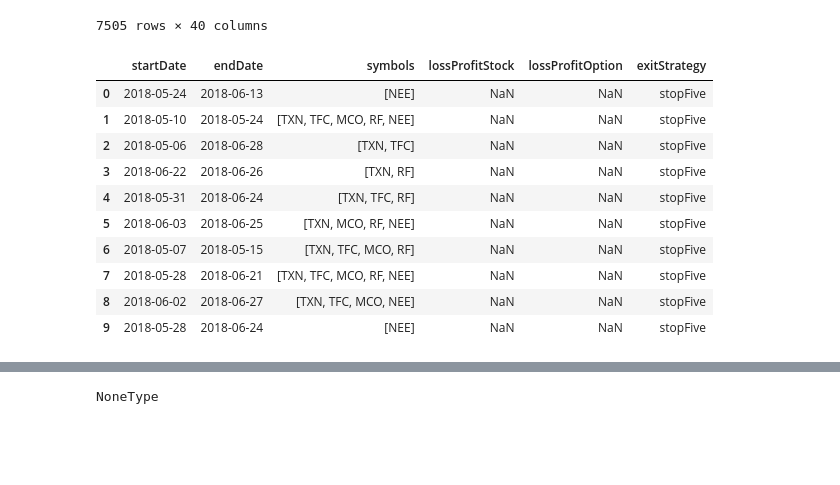
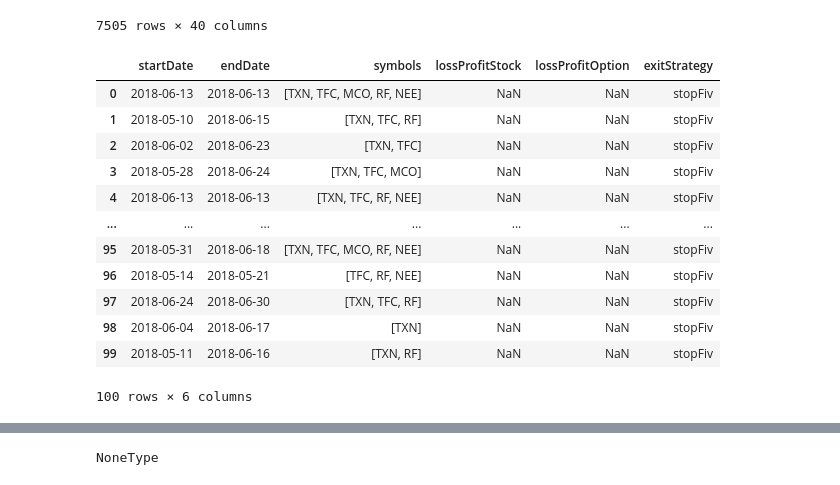
Before and after one commit to CalvinCottin/Option-Backtesting, a Jupyter notebook: Untitled-checkpoint.ipynb, the cells around one changed output, grey strips where cells are left out. Cells and saved outputs as stored; diff of their text form; code cells hidden in the pictures; blank space fills up the shorter version.

```diff
--- a/Untitled-checkpoint.ipynb
+++ b/Untitled-checkpoint.ipynb
@@ -92,33 +92,35 @@ def generateRandomTable(min_date, max_date, symbols, rowCount):
         symbolRandomList = [ symbols[i] for i in symbolAddArray]
 
 
-        df = df.append({"startDate": random_date1, "endDate": random_date2, "exitStrategy": "stopFive", "symbols": symbolRandomList}, ignore_index = True)
+        df = df.append({"startDate": random_date1, "endDate": random_date2, "exitStrategy": "stopFiv", "symbols": symbolRandomList}, ignore_index = True)
 
     return df
 # %%
 #define initial values
 min_date = date(2018, 5, 5)
 max_date = date(2018, 7, 5)
-rowCount = 10
+rowCount = 100
 symbols = ["TXN", "TFC", "MCO", "RF", "NEE"]
 
 #create random table
 df1 = generateRandomTable(min_date, max_date, symbols, rowCount)
 df1
 #create csv
 #df1.to_csv("simulation_data.csv", index=False, encoding='utf-8-sig')
 # %% [output]
 |  | startDate | endDate | symbols | lossProfitStock | lossProfitOption | exitStrategy |
-| 0 | 2018-05-24 | 2018-06-13 | [NEE] | NaN | NaN | stopFive |
-| 1 | 2018-05-10 | 2018-05-24 | [TXN, TFC, MCO, RF, NEE] | NaN | NaN | stopFive |
-| 2 | 2018-05-06 | 2018-06-28 | [TXN, TFC] | NaN | NaN | stopFive |
-| 3 | 2018-06-22 | 2018-06-26 | [TXN, RF] | NaN | NaN | stopFive |
-| 4 | 2018-05-31 | 2018-06-24 | [TXN, TFC, RF] | NaN | NaN | stopFive |
-| 5 | 2018-06-03 | 2018-06-25 | [TXN, MCO, RF, NEE] | NaN | NaN | stopFive |
-| 6 | 2018-05-07 | 2018-05-15 | [TXN, TFC, MCO, RF] | NaN | NaN | stopFive |
-| 7 | 2018-05-28 | 2018-06-21 | [TXN, TFC, MCO, RF, NEE] | NaN | NaN | stopFive |
-| 8 | 2018-06-02 | 2018-06-27 | [TXN, TFC, MCO, NEE] | NaN | NaN | stopFive |
-| 9 | 2018-05-28 | 2018-06-24 | [NEE] | NaN | NaN | stopFive |
+| 0 | 2018-06-13 | 2018-06-13 | [TXN, TFC, MCO, RF, NEE] | NaN | NaN | stopFiv |
+| 1 | 2018-05-10 | 2018-06-15 | [TXN, TFC, RF] | NaN | NaN | stopFiv |
+| 2 | 2018-06-02 | 2018-06-23 | [TXN, TFC] | NaN | NaN | stopFiv |
+| 3 | 2018-05-28 | 2018-06-24 | [TXN, TFC, MCO] | NaN | NaN | stopFiv |
+| 4 | 2018-06-13 | 2018-06-13 | [TXN, TFC, RF, NEE] | NaN | NaN | stopFiv |
+| ... | ... | ... | ... | ... | ... | ... |
+| 95 | 2018-05-31 | 2018-06-18 | [TXN, TFC, MCO, RF, NEE] | NaN | NaN | stopFiv |
+| 96 | 2018-05-14 | 2018-05-21 | [TFC, RF, NEE] | NaN | NaN | stopFiv |
+| 97 | 2018-06-24 | 2018-06-30 | [TXN, TFC, RF] | NaN | NaN | stopFiv |
+| 98 | 2018-06-04 | 2018-06-17 | [TXN] | NaN | NaN | stopFiv |
+| 99 | 2018-05-11 | 2018-06-16 | [TXN, RF] | NaN | NaN | stopFiv |
+100 rows × 6 columns
 # %%
 def remove_from_array(base_array, num):
     for index in range(len(base_array)):
```
Also changed, not shown: parts of 4 cells of this notebook.
